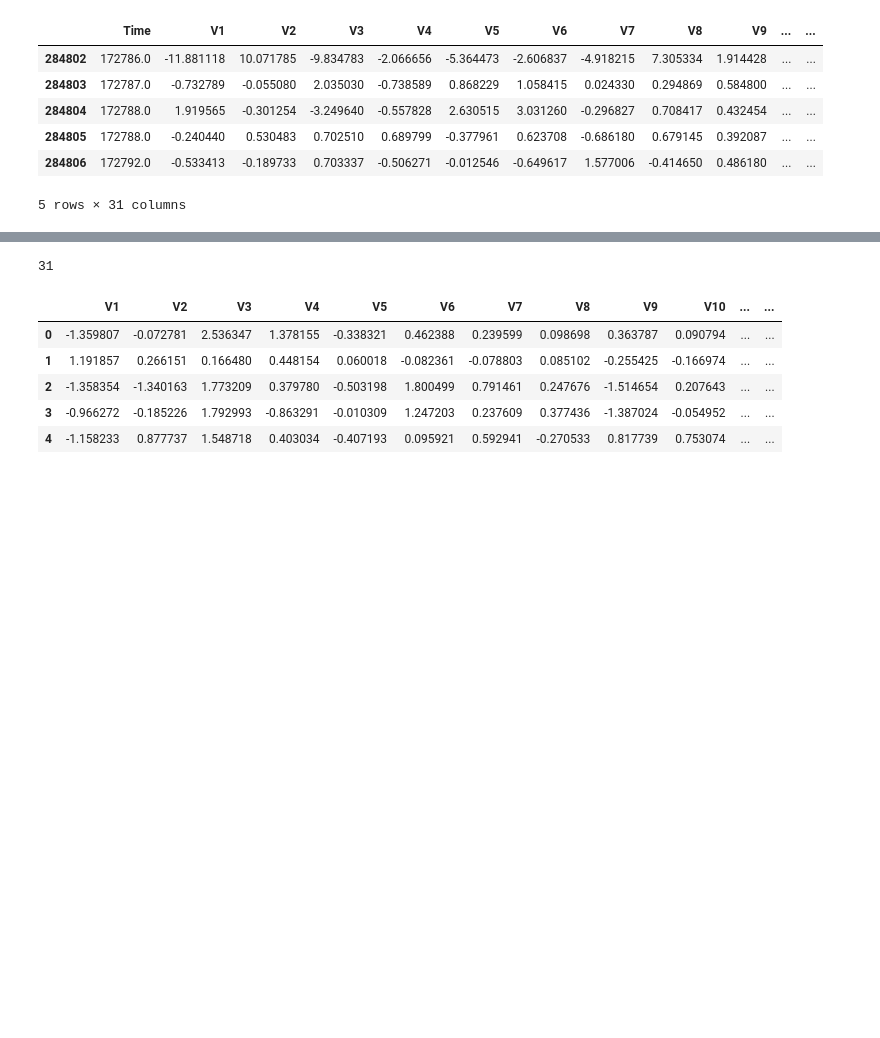
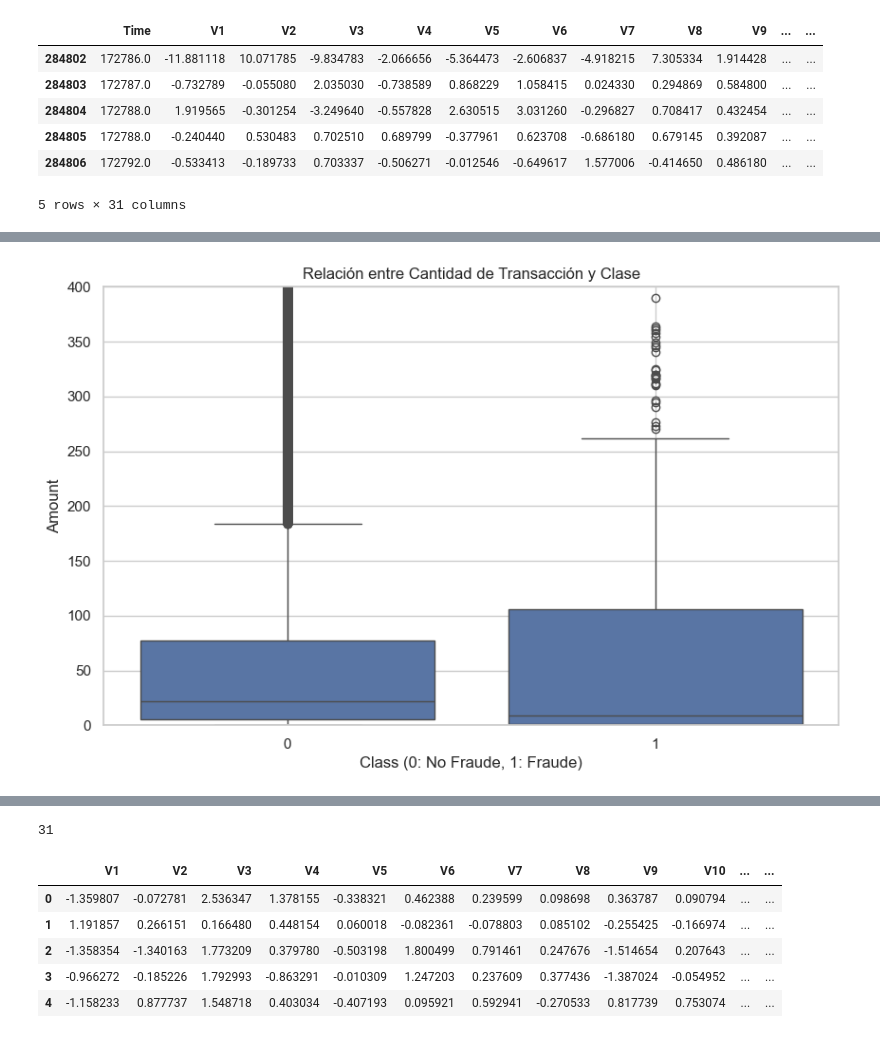
Before and after one commit to Estef072/CreditCardFraudDetection, a Jupyter notebook: ProyectoCardFraudV2.ipynb, the cells around one changed output, grey strips where cells are left out. Drawn from its saved outputs; the diff is of its cells as text; code cells hidden in the pictures; blank space fills up the shorter version.

```diff
--- a/ProyectoCardFraudV2.ipynb
+++ b/ProyectoCardFraudV2.ipynb
@@ -36,0 +87,12 @@ pd.value_counts(df['Class']).plot.bar()
+# %%
+# Relación entre 'Amount' y 'Class'
+plt.figure(figsize=(10, 6))
+sns.boxplot(x='Class', y='Amount', data=df)
+plt.title('Relación entre Cantidad de Transacción y Clase')
+plt.xlabel('Class (0: No Fraude, 1: Fraude)')
+plt.ylabel('Amount')
+plt.ylim([0, 400])  # Limitar el eje y para una mejor visualización
+plt.grid(True)
+plt.show()
+# %% [output]
+[figure, added]
```
Also changed, not shown: parts of 14 cells of this notebook.
